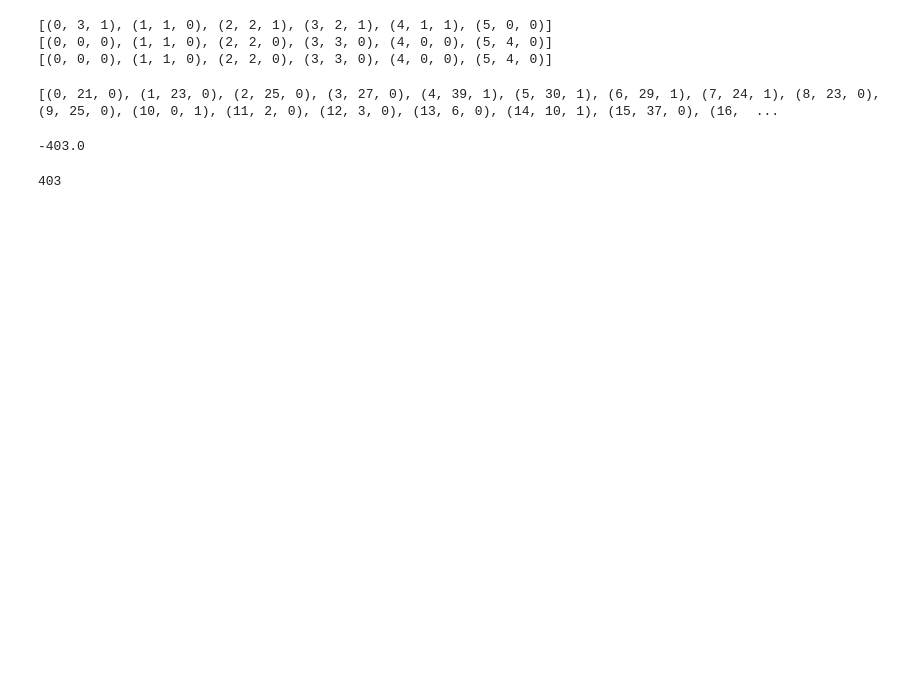
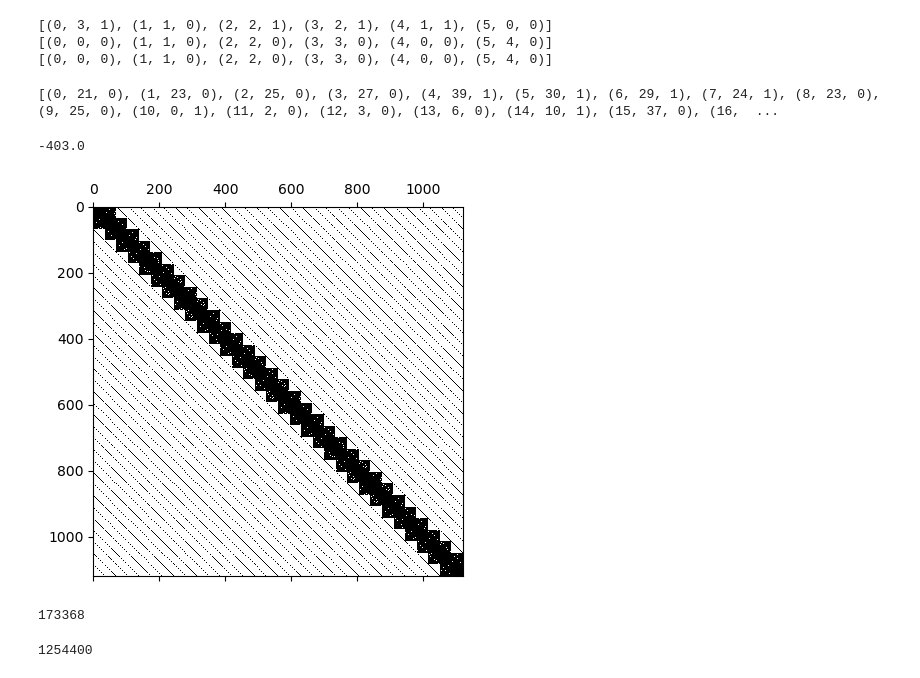
Before and after one commit to JoshCudby/quantum_pangenomics, a Jupyter notebook: oriented_tangle/notebooks/oriented_tangle.ipynb, the cells around one changed output. Saved outputs shown, nothing was run; the diff lists cells and outputs as text; code cells hidden in the pictures; blank space fills up the shorter version.

```diff
--- a/oriented_tangle/notebooks/oriented_tangle.ipynb
+++ b/oriented_tangle/notebooks/oriented_tangle.ipynb
@@ -211,4 +178,16 @@ offset = lambda_t * T_max  + lambda_w * int(sum(g.nodes[nodes[2 * i]]["weight"]
-# %%
-offset
-# %% [output]
-403
+# %%
+fig = plt.figure()
+ax = fig.add_subplot(111)
+ax.spy(qubo_matrix)
+plt.show()
+# %% [output]
+[figure, added]
+# %%
+nz =np.nonzero(qubo_matrix)
+len(nz[0])
+# %% [output]
+173368
+# %%
+qubo_matrix.size
+# %% [output]
+1254400
```
Also changed, not shown: parts of 12 cells of this notebook, 2 other files.
